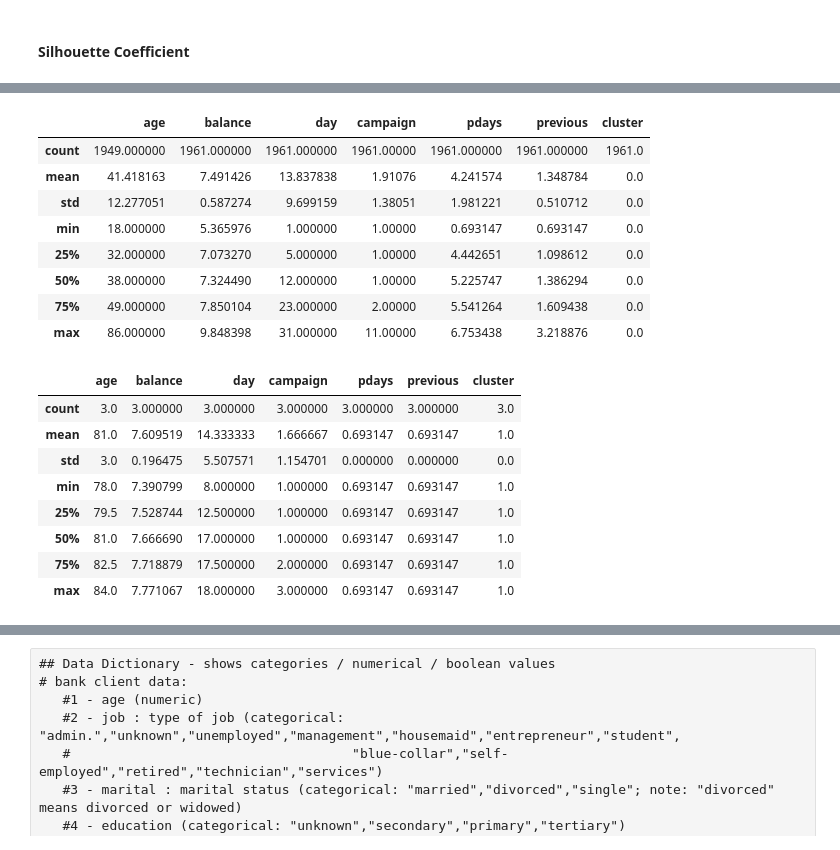
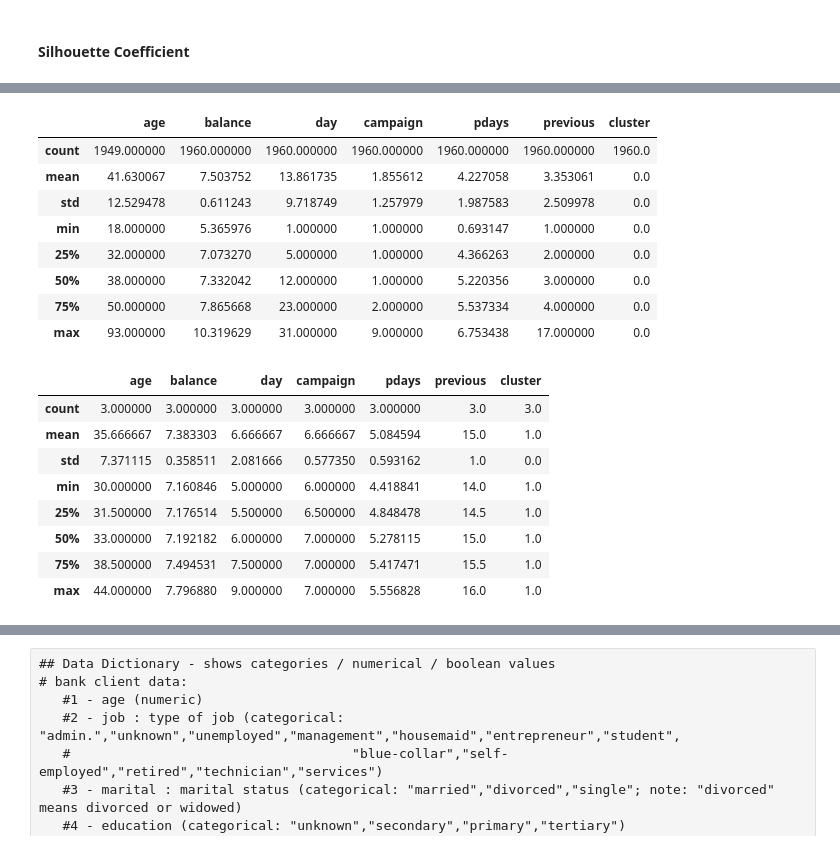
Before and after one commit to qaz73/ULAssignment-2, a Jupyter notebook: etivity2.ipynb, the cells around one changed output, grey strips where cells are left out. Drawn from its saved outputs; the diff is of its cells as text; code cells hidden in the pictures.

```diff
--- a/etivity2.ipynb
+++ b/etivity2.ipynb
@@ -306,11 +304,17 @@ Replicating the  the earlier E-tivity, the pipeline is constructed as follows
 # %%
-# pipeline definition
-numerical_attribute = ['age','balance','day','pdays','previous']
+#
+# pipeline definition.  values processed in two branches, numerical + categorical
+#
+# Most frequent values are imputed if needed
+# MinMax scalar applied to day, the rest use the RobustScalar
+#
+# Month and education are encoded using the ordinal encoder
+#
+numerical_attribute = ['age','balance','campaign','day','pdays','previous']
 numerical_attribute_scale_using_min_max = ['day']
-numerical_attribute_scale_using_robust=['age','balance','pdays','previous']
+numerical_attribute_scale_using_robust=['age','balance','campaign','pdays','previous']
 
-categorical_attribute = ['campaign','contact','default','education','housing','job','loan','marital','month','poutcome']
-
+categorical_attribute = ['contact','default','education','housing','job','loan','marital','month','poutcome']
 
 num_pipeline = Pipeline(steps=[
     ('impute', SimpleImputer(strategy='median')),
@@ -324,13 +328,6 @@ num_pipeline = Pipeline(steps=[
     ]
 )
 
-num_pipeline_std_scalar = Pipeline(steps=[
-    ('impute', SimpleImputer(strategy='median')),
-    ('scaler', StandardScaler())
-    ]
-)
-
-
 cat_pipeline = Pipeline(steps=[
     ('impute', SimpleImputer(strategy='most_frequent')),
     ('ordinal', ColumnTransformer(
@@ -342,16 +339,16 @@ cat_pipeline = Pipeline(steps=[
     ('one-hot',OneHotEncoder(sparse_output=False)) # sparse output required for fit_transform
 ])
 
-# num_pipeline
+#
+# Use a col transformer to operate on each set separately
+#
 col_transform = ColumnTransformer(transformers=[
- #   num_pipeline_std_scalar
-        ('num_pipeline',num_pipeline_std_scalar,numerical_attribute),
+        ('num_pipeline',num_pipeline,numerical_attribute),
         ('cat_pipeline',cat_pipeline,categorical_attribute)
     ], remainder='drop', n_jobs=-1)
 
 
-
-
+# create the actual pipeline
 preprocess_pipeline = Pipeline(steps=[
     ('preprocess', col_transform),
 
@@ -569,6 +581,5 @@ An eps of 1.75 and 5 samples gave the best silhouette score.  It suggested 2 clu
 # %%
-#eps = 2.660714
-eps = 1.75
+eps = 2.166667
 min_samples = 5
 
 db = DBSCAN(eps=eps, min_samples=min_samples)
@@ -619,7 +630,7 @@ cluster_sizes = dict(zip(unique, counts))
 print(cluster_sizes)
 
 #
-df_for_analysis = df_original;
+df_for_analysis = df_original.copy();
 df_for_analysis['cluster'] = dbscan_cluster_labels
 cluster_summary = df_for_analysis.groupby('cluster').mean(numeric_only=True)
 print(cluster_summary)
@@ -646,24 +645,24 @@ df[df['cluster'] == -1].describe()
 # %%
-df[df['cluster'] == 0].describe()
+df_for_analysis[df_for_analysis['cluster'] == 0].describe()
 # %% [output]
 |  | age | balance | day | campaign | pdays | previous | cluster |
-| count | 1949.000000 | 1961.000000 | 1961.000000 | 1961.00000 | 1961.000000 | 1961.000000 | 1961.0 |
-| mean | 41.418163 | 7.491426 | 13.837838 | 1.91076 | 4.241574 | 1.348784 | 0.0 |
-| std | 12.277051 | 0.587274 | 9.699159 | 1.38051 | 1.981221 | 0.510712 | 0.0 |
-| min | 18.000000 | 5.365976 | 1.000000 | 1.00000 | 0.693147 | 0.693147 | 0.0 |
-| 25% | 32.000000 | 7.073270 | 5.000000 | 1.00000 | 4.442651 | 1.098612 | 0.0 |
-| 50% | 38.000000 | 7.324490 | 12.000000 | 1.00000 | 5.225747 | 1.386294 | 0.0 |
-| 75% | 49.000000 | 7.850104 | 23.000000 | 2.00000 | 5.541264 | 1.609438 | 0.0 |
-| max | 86.000000 | 9.848398 | 31.000000 | 11.00000 | 6.753438 | 3.218876 | 0.0 |
+| count | 1949.000000 | 1960.000000 | 1960.000000 | 1960.000000 | 1960.000000 | 1960.000000 | 1960.0 |
+| mean | 41.630067 | 7.503752 | 13.861735 | 1.855612 | 4.227058 | 3.353061 | 0.0 |
+| std | 12.529478 | 0.611243 | 9.718749 | 1.257979 | 1.987583 | 2.509978 | 0.0 |
+| min | 18.000000 | 5.365976 | 1.000000 | 1.000000 | 0.693147 | 1.000000 | 0.0 |
+| 25% | 32.000000 | 7.073270 | 5.000000 | 1.000000 | 4.366263 | 2.000000 | 0.0 |
+| 50% | 38.000000 | 7.332042 | 12.000000 | 1.000000 | 5.220356 | 3.000000 | 0.0 |
+| 75% | 50.000000 | 7.865668 | 23.000000 | 2.000000 | 5.537334 | 4.000000 | 0.0 |
+| max | 93.000000 | 10.319629 | 31.000000 | 9.000000 | 6.753438 | 17.000000 | 0.0 |
 # %%
-df[df['cluster'] == 1].describe()
+df_for_analysis[df_for_analysis['cluster'] == 1].describe()
 # %% [output]
 |  | age | balance | day | campaign | pdays | previous | cluster |
-| count | 3.0 | 3.000000 | 3.000000 | 3.000000 | 3.000000 | 3.000000 | 3.0 |
-| mean | 81.0 | 7.609519 | 14.333333 | 1.666667 | 0.693147 | 0.693147 | 1.0 |
-| std | 3.0 | 0.196475 | 5.507571 | 1.154701 | 0.000000 | 0.000000 | 0.0 |
-| min | 78.0 | 7.390799 | 8.000000 | 1.000000 | 0.693147 | 0.693147 | 1.0 |
-| 25% | 79.5 | 7.528744 | 12.500000 | 1.000000 | 0.693147 | 0.693147 | 1.0 |
-| 50% | 81.0 | 7.666690 | 17.000000 | 1.000000 | 0.693147 | 0.693147 | 1.0 |
-| 75% | 82.5 | 7.718879 | 17.500000 | 2.000000 | 0.693147 | 0.693147 | 1.0 |
-| max | 84.0 | 7.771067 | 18.000000 | 3.000000 | 0.693147 | 0.693147 | 1.0 |
+| count | 3.000000 | 3.000000 | 3.000000 | 3.000000 | 3.000000 | 3.0 | 3.0 |
+| mean | 35.666667 | 7.383303 | 6.666667 | 6.666667 | 5.084594 | 15.0 | 1.0 |
+| std | 7.371115 | 0.358511 | 2.081666 | 0.577350 | 0.593162 | 1.0 | 0.0 |
+| min | 30.000000 | 7.160846 | 5.000000 | 6.000000 | 4.418841 | 14.0 | 1.0 |
+| 25% | 31.500000 | 7.176514 | 5.500000 | 6.500000 | 4.848478 | 14.5 | 1.0 |
+| 50% | 33.000000 | 7.192182 | 6.000000 | 7.000000 | 5.278115 | 15.0 | 1.0 |
+| 75% | 38.500000 | 7.494531 | 7.500000 | 7.000000 | 5.417471 | 15.5 | 1.0 |
+| max | 44.000000 | 7.796880 | 9.000000 | 7.000000 | 5.556828 | 16.0 | 1.0 |
```
Also changed, not shown: parts of 52 cells of this notebook.
